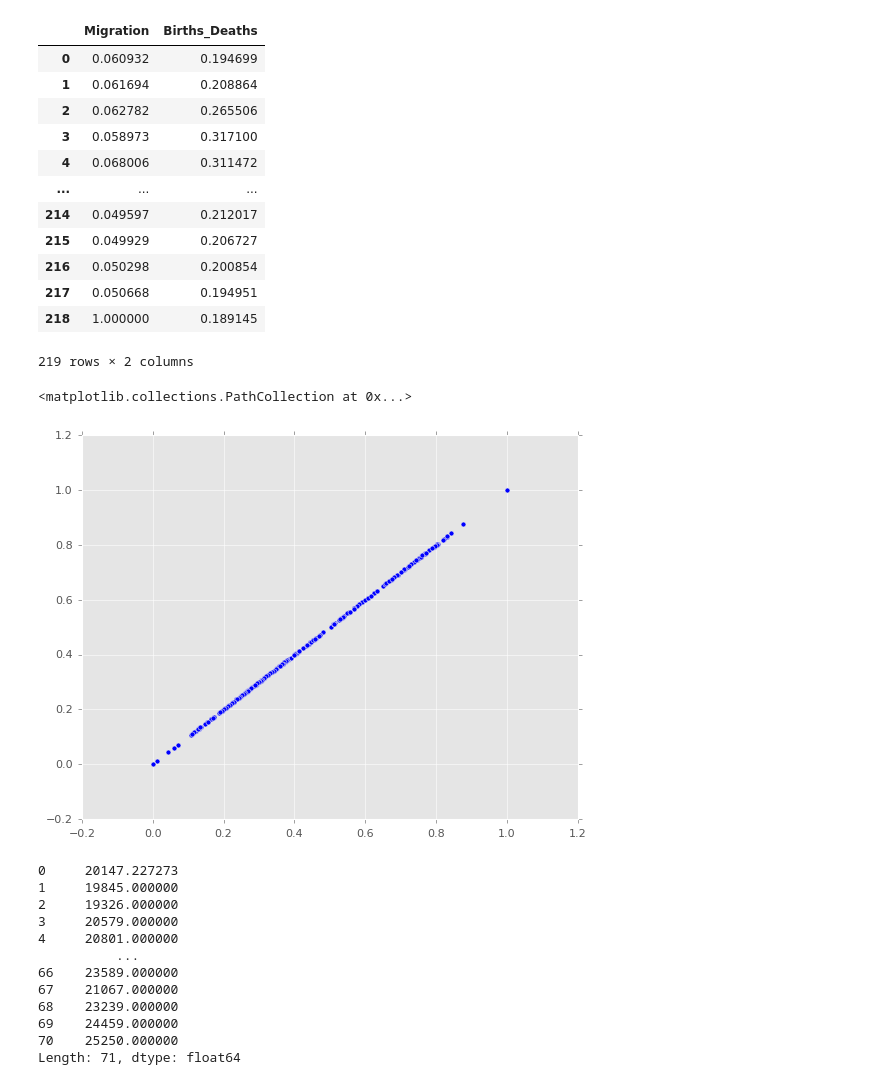
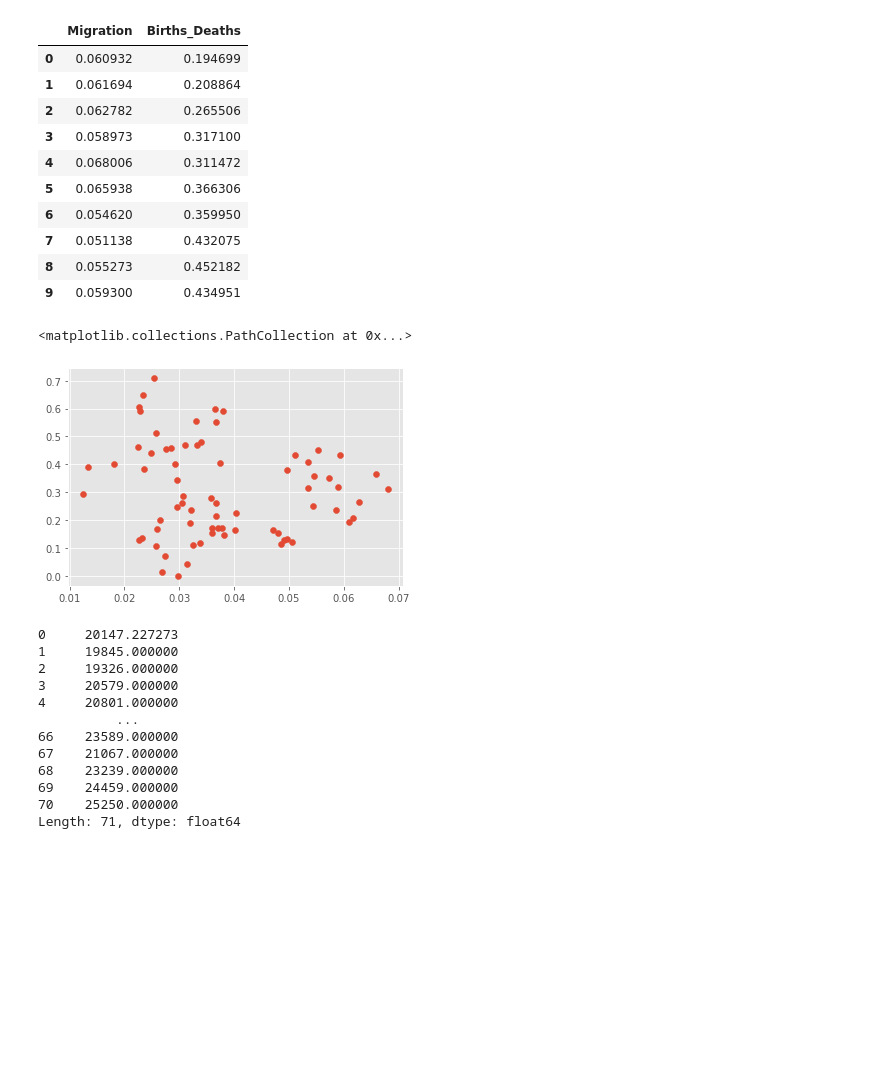
Before and after one commit to piotrek0019/Project_Data_Science, a Jupyter notebook: TransNormalisation.ipynb, the cells around one changed output. Drawn from its saved outputs; the diff is of its cells as text; code cells hidden in the pictures; blank space fills up the shorter version.

```diff
--- a/TransNormalisation.ipynb
+++ b/TransNormalisation.ipynb
@@ -36,7 +34,7 @@ df = pd.DataFrame(file, columns=['Migration', 'Births_Deaths'])
 
 df_norm = pd.DataFrame(scaler.fit_transform(df),columns=df.columns)
 
-df_norm
+df_norm.iloc[0:10]
 # %% [output]
 |  | Migration | Births_Deaths |
 | 0 | 0.060932 | 0.194699 |
@@ -44,21 +42,19 @@ df_norm
 | 2 | 0.062782 | 0.265506 |
 | 3 | 0.058973 | 0.317100 |
 | 4 | 0.068006 | 0.311472 |
-| ... | ... | ... |
-| 214 | 0.049597 | 0.212017 |
-| 215 | 0.049929 | 0.206727 |
-| 216 | 0.050298 | 0.200854 |
-| 217 | 0.050668 | 0.194951 |
-| 218 | 1.000000 | 0.189145 |
+| 5 | 0.065938 | 0.366306 |
+| 6 | 0.054620 | 0.359950 |
+| 7 | 0.051138 | 0.432075 |
+| 8 | 0.055273 | 0.452182 |
+| 9 | 0.059300 | 0.434951 |
-219 rows × 2 columns
 # %%
-migr = pd.DataFrame(df_norm, columns=['Migration'])
-B_D = migr = pd.DataFrame(df_norm, columns=['Births_Deaths'])
+migr = pd.DataFrame(df_norm, columns=['Migration']).iloc[:71]
+B_D = pd.DataFrame(df_norm, columns=['Births_Deaths']).iloc[:71]
 
 plt.scatter(migr, B_D)
 # %% [output]
 <matplotlib.collections.PathCollection at 0x...>
-[figure, old version]
+[figure, new version]
 # %%
 #subtraction two columns
 df = pd.DataFrame(file).iloc[:71]
```
Also changed, not shown: parts of 4 cells of this notebook, 9 other files.
